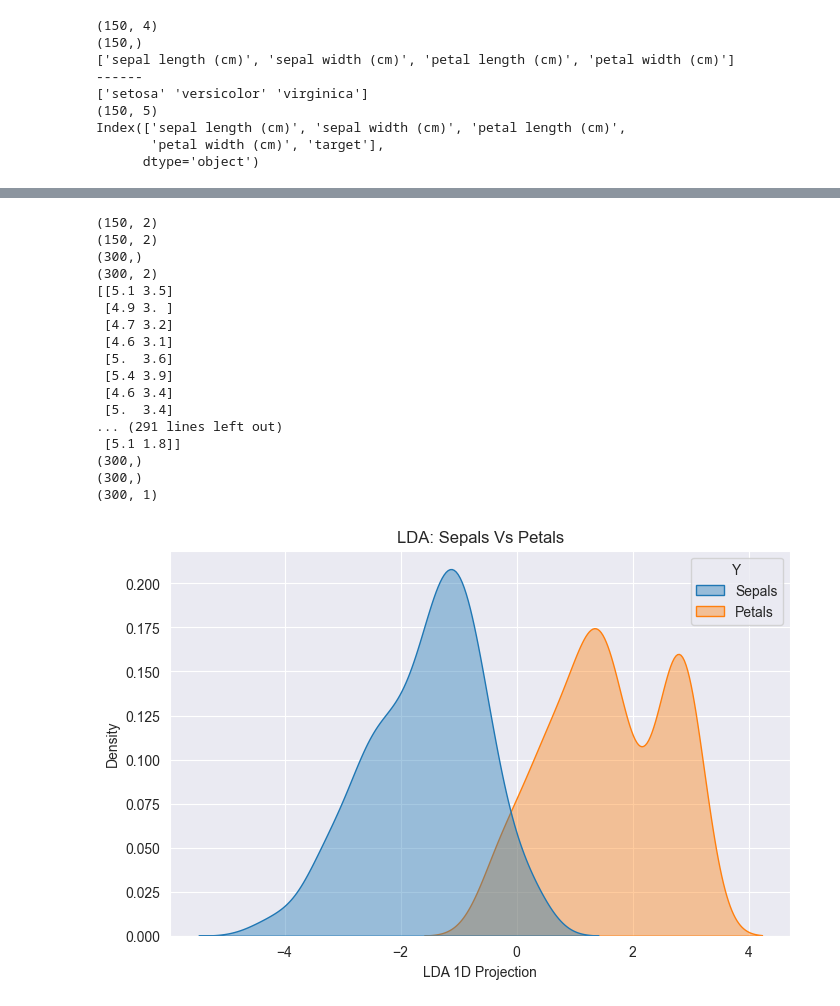
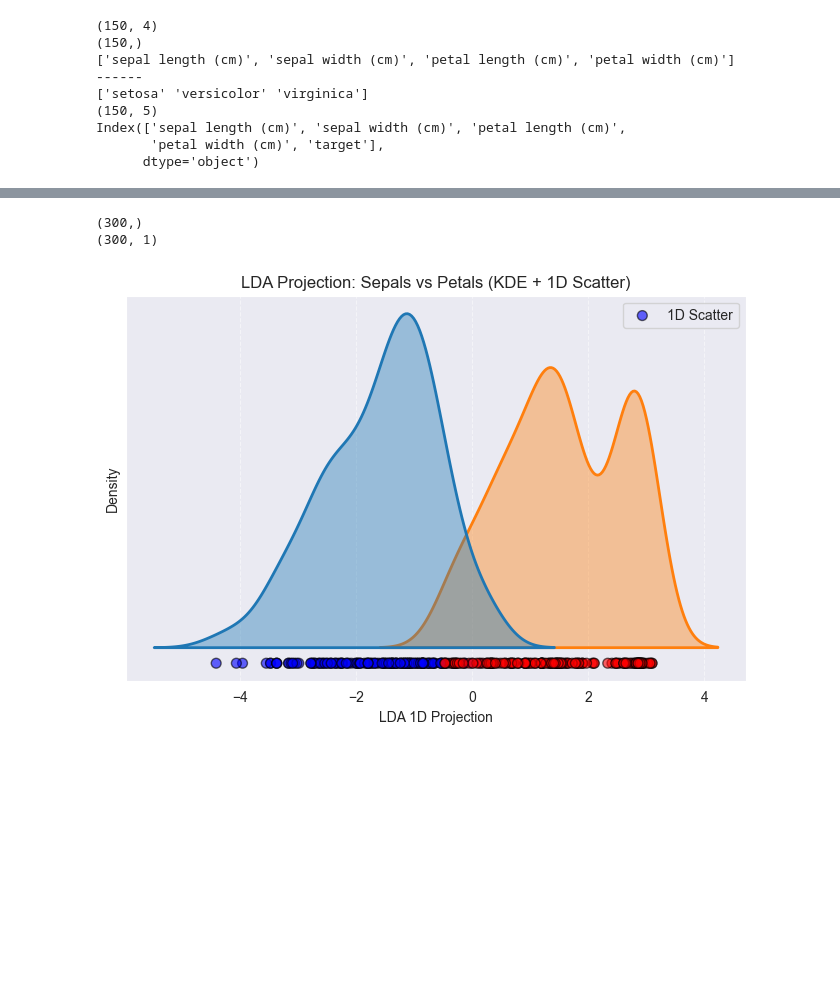
Before and after one commit to ariful59/EDA-Lab-Assignment, a Jupyter notebook: LDA (Question-2).ipynb, the cells around one changed output, grey strips where cells are left out. Saved outputs shown, nothing was run; the diff lists cells and outputs as text; code cells hidden in the pictures; blank space fills up the shorter version.

```diff
--- a/LDA (Question-2).ipynb
+++ b/LDA (Question-2).ipynb
@@ -65,55 +71,55 @@ for name in class_list:
 
 sepal_features = X[:, :2]
 petal_features = X[:, 2:]
 
-print(sepal_features.shape)
-print(petal_features.shape)
+# print(sepal_features.shape)
+# print(petal_features.shape)
 
 # Step 2: Create Combined Dataset
 sepal_petal_labels = np.array(["Sepals"] * len(sepal_features) + ["Petals"] * len(petal_features))
 
 print(sepal_petal_labels.shape)
 
 
 X_combined = np.vstack((sepal_features, petal_features))  # Combine feature matrices
 
-print(X_combined.shape)
-print(X_combined)
+# print(X_combined.shape)
+# print(X_combined)
 
 y_combined = np.hstack((np.zeros(len(sepal_features)), np.ones(len(petal_features))))  # 0 for Sepals, 1 for Petals
 
-print(y_combined.shape)
-print(y_combined.shape)
+# print(y_combined.shape)
+# print(y_combined.shape)
 
 lda = LinearDiscriminantAnalysis(n_components=1)
 X_lda = lda.fit_transform(X_combined, y_combined)
 
 print(X_lda.shape)
 
 df_combined = pd.DataFrame({"X": X_lda.flatten(), "Y": sepal_petal_labels})
 
+# **Plot KDE and Scatter Plot Together**
 plt.figure(figsize=(8, 5))
-sns.kdeplot(data=df_combined, x="X", hue="Y", fill=True, alpha=0.4)
-plt.title("LDA: Sepals Vs Petals")
+
+# KDE Plot
+sns.kdeplot(data=df_combined, x="X", hue="Y", fill=True, alpha=0.4, linewidth=2)
+
+# Scatter Plot (1D representation)
+plt.scatter(
+    X_lda, np.zeros_like(X_lda) - 0.01,
+    c=['blue' if label == "Sepals" else 'red' for label in sepal_petal_labels],
+    alpha=0.6, edgecolors="black", label="1D Scatter", marker="o", s=50
+)
+
+
 plt.xlabel("LDA 1D Projection")
-plt.ylabel("Density")
+plt.yticks([])  # Remove y-axis for 1D effect
+plt.title("LDA Projection: Sepals vs Petals (KDE + 1D Scatter)")
+plt.legend()
+plt.grid(True, linestyle="--", alpha=0.5)
+
 plt.show()
 # %% [output]
-(150, 2)
-(150, 2)
-(300,)
-(300, 2)
-[[5.1 3.5]
- [4.9 3. ]
- [4.7 3.2]
- [4.6 3.1]
- [5.  3.6]
- [5.4 3.9]
- [4.6 3.4]
- [5.  3.4]
-... (291 lines left out)
- [5.1 1.8]]
-(300,)
 (300,)
 (300, 1)
-[figure, old version]
+[figure, new version]
```
Also changed, not shown: parts of 2 cells of this notebook, 2 other files.
